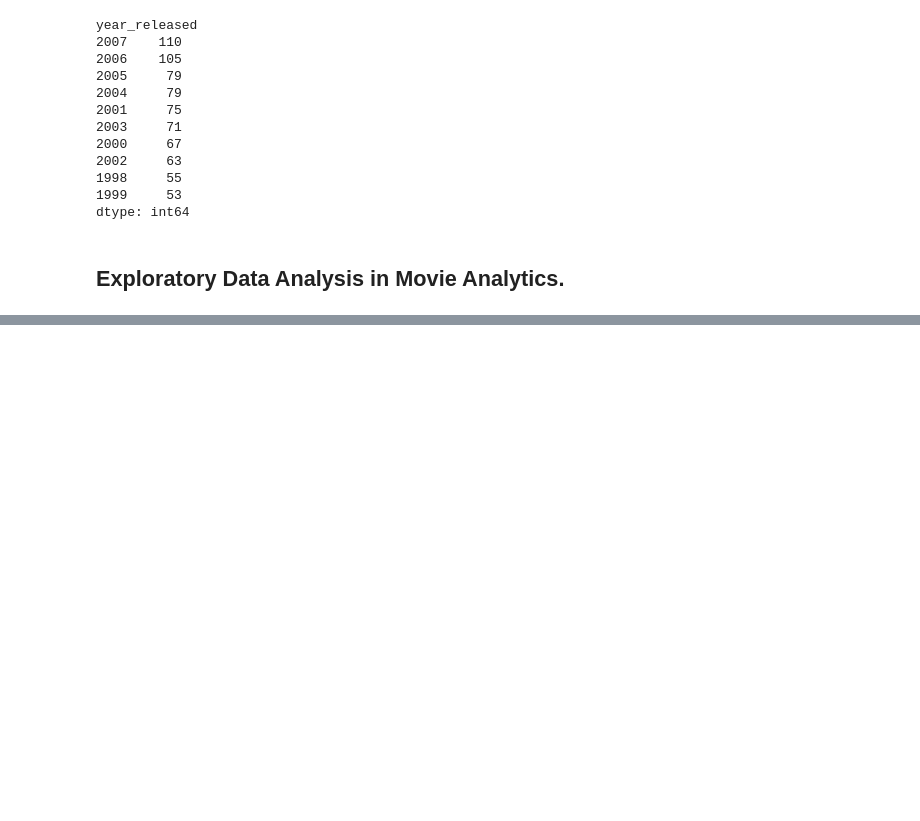
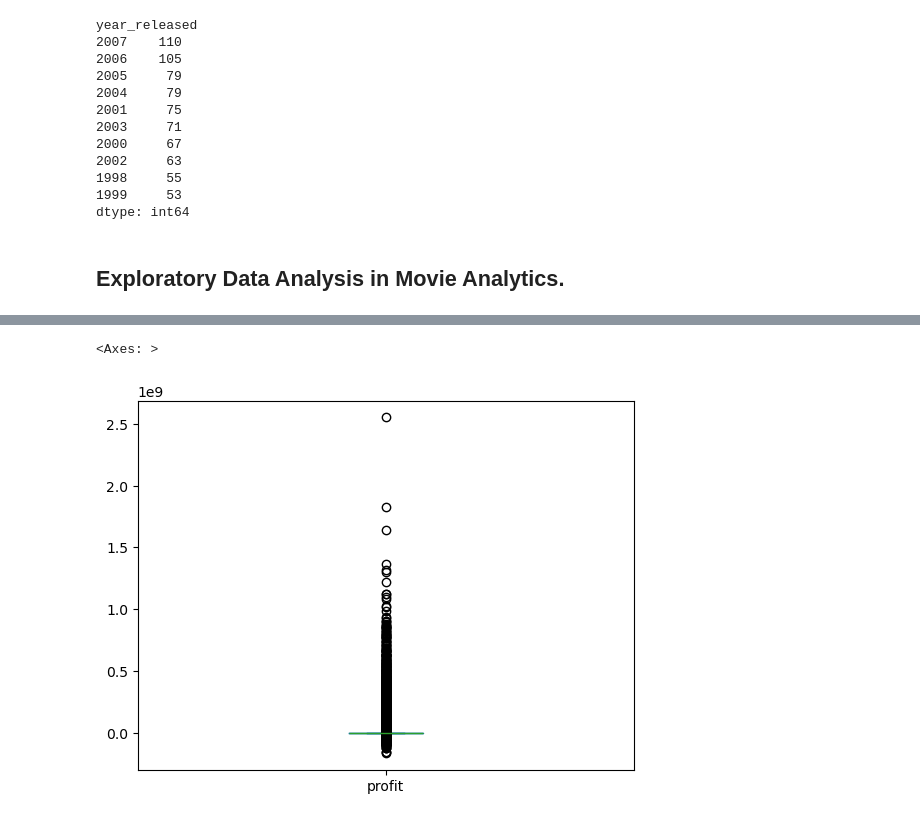
Before and after one commit to TurmaeUrsorum/Data_Science, a Jupyter notebook: 14. Project: Exploratory Data Analysis in Movie Analytics/EDA_Movie.ipynb, the cells around one changed output, grey strips where cells are left out. Saved outputs shown, nothing was run; the diff lists cells and outputs as text; code cells hidden in the pictures; blank space fills up the shorter version.

```diff
--- a/14. Project: Exploratory Data Analysis in Movie Analytics/EDA_Movie.ipynb
+++ b/14. Project: Exploratory Data Analysis in Movie Analytics/EDA_Movie.ipynb
@@ -679,0 +720,5 @@ dtype: int64
+# %%
+movie_data["profit"].plot(kind="box")
+# %% [output]
+<Axes: >
+[figure, added]
```
Also changed, not shown: parts of 30 cells of this notebook.
